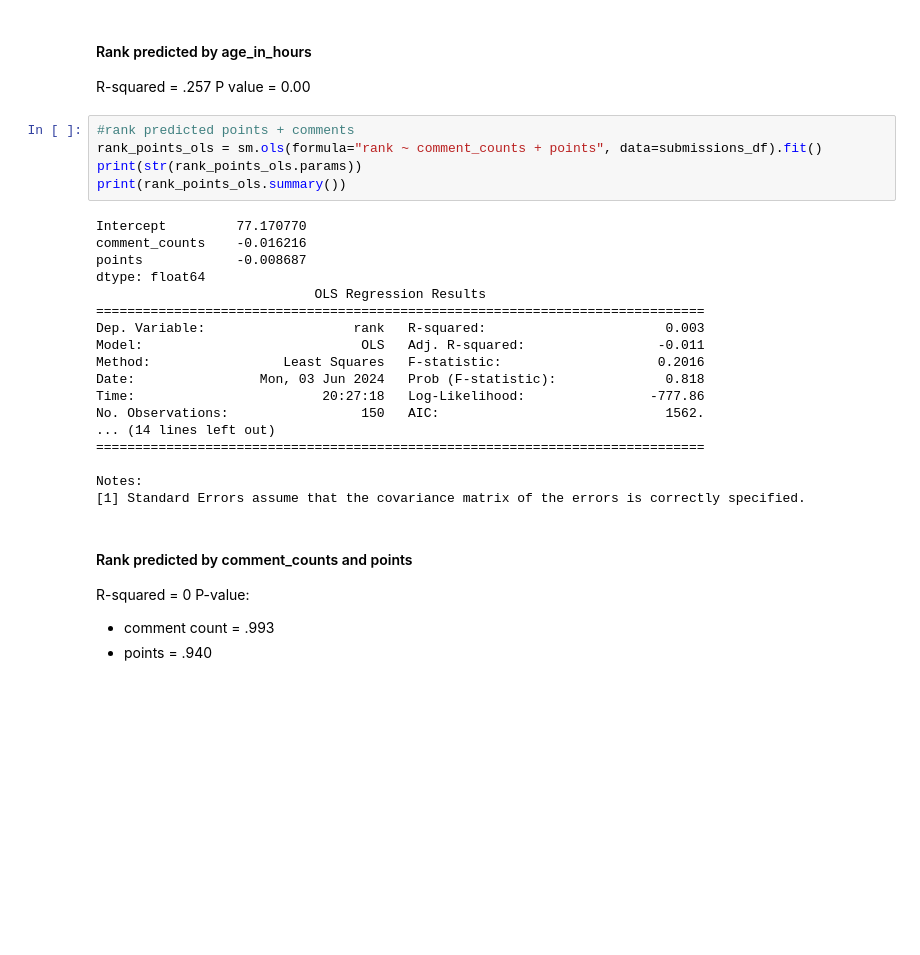
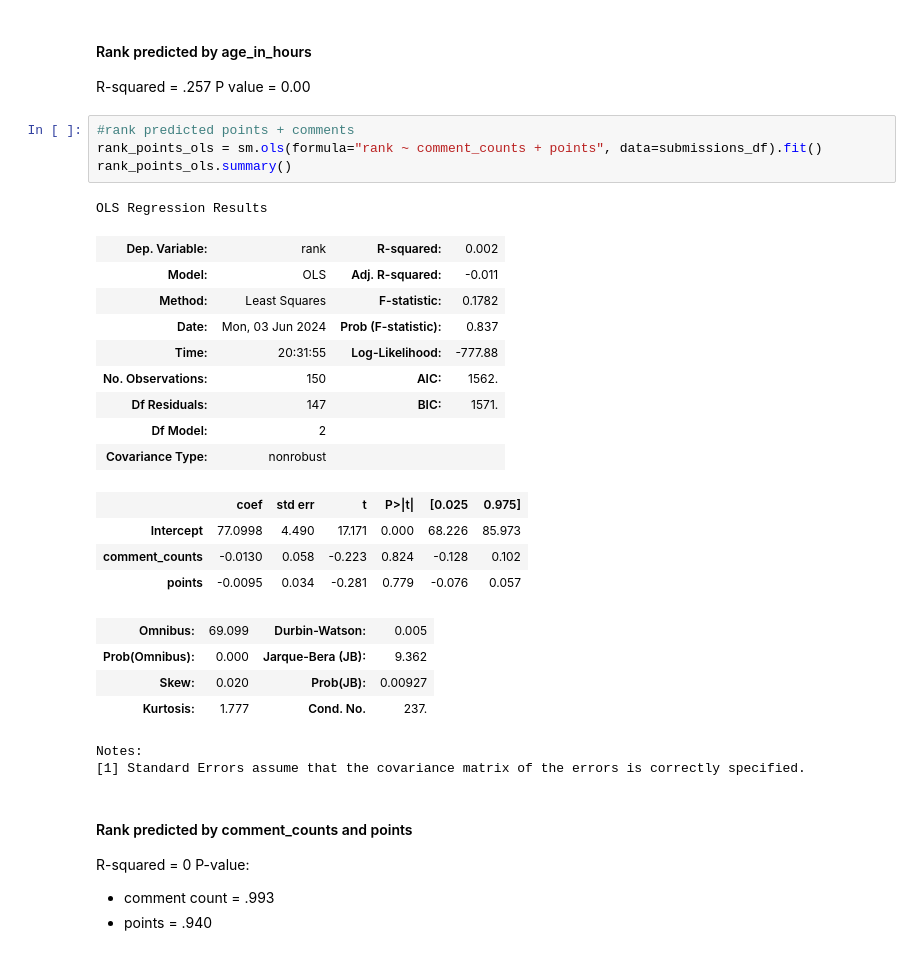
Before and after one commit to melanieprettyman/Summer2024, a Jupyter notebook: HW3/HW3.ipynb, the cells around one changed output. Drawn from its saved outputs; the diff is of its cells as text; blank space fills up the shorter version.

```diff
--- a/HW3/HW3.ipynb
+++ b/HW3/HW3.ipynb
@@ -169,26 +173,28 @@ P value = 0.00
 # %%
 #rank predicted points + comments
 rank_points_ols = sm.ols(formula="rank ~ comment_counts + points", data=submissions_df).fit()
-print(str(rank_points_ols.params))
-print(rank_points_ols.summary())
+rank_points_ols.summary()
 # %% [output]
-Intercept         77.170770
-comment_counts    -0.016216
-points            -0.008687
-dtype: float64
-                            OLS Regression Results
-==============================================================================
-Dep. Variable:                   rank   R-squared:                       0.003
-Model:                            OLS   Adj. R-squared:                 -0.011
-Method:                 Least Squares   F-statistic:                    0.2016
-Date:                Mon, 03 Jun 2024   Prob (F-statistic):              0.818
-Time:                        20:27:18   Log-Likelihood:                -777.86
-No. Observations:                 150   AIC:                             1562.
-... (14 lines left out)
-==============================================================================
-
-Notes:
-[1] Standard Errors assume that the covariance matrix of the errors is correctly specified.
+OLS Regression Results
+| Dep. Variable: | rank | R-squared: | 0.002 |
+| Model: | OLS | Adj. R-squared: | -0.011 |
+| Method: | Least Squares | F-statistic: | 0.1782 |
+| Date: | Mon, 03 Jun 2024 | Prob (F-statistic): | 0.837 |
+| Time: | 20:31:55 | Log-Likelihood: | -777.88 |
+| No. Observations: | 150 | AIC: | 1562. |
+| Df Residuals: | 147 | BIC: | 1571. |
+| Df Model: | 2 |  |  |
+| Covariance Type: | nonrobust |  |  |
+|  | coef | std err | t | P>|t| | [0.025 | 0.975] |
+| Intercept | 77.0998 | 4.490 | 17.171 | 0.000 | 68.226 | 85.973 |
+| comment_counts | -0.0130 | 0.058 | -0.223 | 0.824 | -0.128 | 0.102 |
+| points | -0.0095 | 0.034 | -0.281 | 0.779 | -0.076 | 0.057 |
+| Omnibus: | 69.099 | Durbin-Watson: | 0.005 |
+| Prob(Omnibus): | 0.000 | Jarque-Bera (JB): | 9.362 |
+| Skew: | 0.020 | Prob(JB): | 0.00927 |
+| Kurtosis: | 1.777 | Cond. No. | 237. |
+Notes:
+[1] Standard Errors assume that the covariance matrix of the errors is correctly specified.
 # %% [markdown]
 #### Rank predicted by comment_counts and points
 
```
Also changed, not shown: parts of 7 cells of this notebook, 6 other files.
